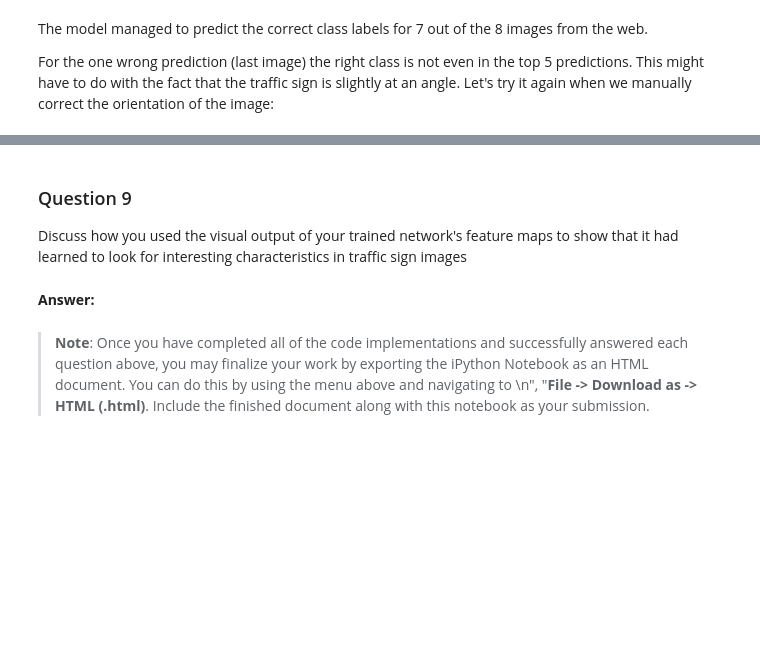
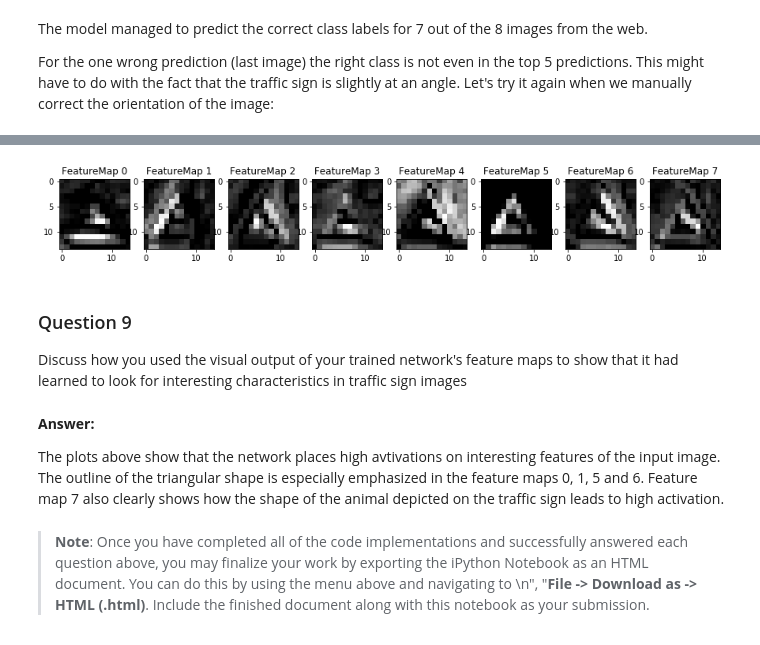
Before and after one commit to Corni33/CarND_P2_TrafficSigns, a Jupyter notebook: Traffic_Sign_Classifier.ipynb, the cells around one changed output, grey strips where cells are left out. Drawn from its saved outputs; the diff is of its cells as text; code cells hidden in the pictures; blank space fills up the shorter version.

```diff
--- a/Traffic_Sign_Classifier.ipynb
+++ b/Traffic_Sign_Classifier.ipynb
@@ -491,11 +478,11 @@ For an example of what feature map outputs look like, check out NVIDIA's results
 # %%
-### Visualize your network's feature maps here.
-### Feel free to use as many code cells as needed.
-
 # image_input: the test image being fed into the network to produce the feature maps
 # tf_activation: should be a tf variable name used during your training procedure that represents the calculated state of a specific weight layer
 # activation_min/max: can be used to view the activation contrast in more detail, by default matplot sets min and max to the actual min and max values of the output
 # plt_num: used to plot out multiple different weight feature map sets on the same block, just extend the plt number for each new feature map entry
+
+sess = tf.Session()
+saver.restore(sess, './lenet')
 
 def outputFeatureMap(image_input, tf_activation, activation_min=-1, activation_max=-1 ,plt_num=1):
     # Here make sure to preprocess your image_input in a way your network expects
@@ -503,7 +490,7 @@ def outputFeatureMap(image_input, tf_activation, activation_min=-1, activation_m
     # image_input =
     # Note: x should be the same name as your network's tensorflow data placeholder variable
     # If you get an error tf_activation is not defined it maybe having trouble accessing the variable from inside a function
-    activation = tf_activation.eval(session=sess,feed_dict={x : image_input})
+    activation = tf_activation.eval(session=sess,feed_dict={x : image_input, keep_prob : 1.0})
     featuremaps = activation.shape[3]
     plt.figure(plt_num, figsize=(15,15))
     for featuremap in range(featuremaps):
@@ -517,12 +504,20 @@ def outputFeatureMap(image_input, tf_activation, activation_min=-1, activation_m
             plt.imshow(activation[0,:,:, featuremap], interpolation="nearest", vmin=activation_min, cmap="gray")
         else:
             plt.imshow(activation[0,:,:, featuremap], interpolation="nearest", cmap="gray")
+# %%
+# feed an example image
+outputFeatureMap(images_processed[3], conv1)
+# %% [output]
+[figure, added]
 # %% [markdown]
 ### Question 9
 
 Discuss how you used the visual output of your trained network's feature maps to show that it had learned to look for interesting characteristics in traffic sign images
-# %% [markdown]
-**Answer:**
+# %% [markdown]
+**Answer:**
+
+The plots above show that the network places high avtivations on interesting features of the input image.
+The outline of the triangular shape is especially emphasized in the feature maps 0, 1, 5 and 6. Feature map 7 also clearly shows how the shape of the animal depicted on the traffic sign leads to high activation.
 # %% [markdown]
 > **Note**: Once you have completed all of the code implementations and successfully answered each question above, you may finalize your work by exporting the iPython Notebook as an HTML document. You can do this by using the menu above and navigating to  \n",
     "**File -> Download as -> HTML (.html)**. Include the finished document along with this notebook as your submission.
```
Also changed, not shown: parts of 16 cells of this notebook.
